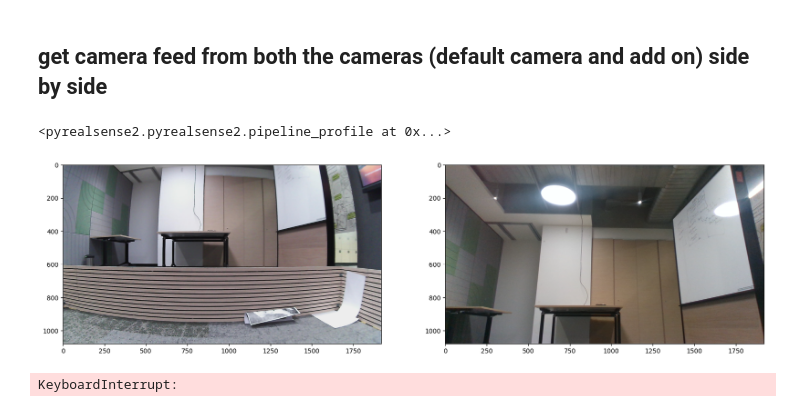
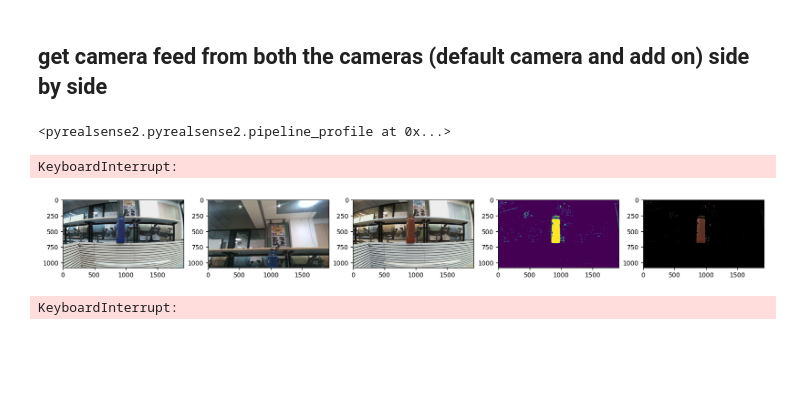
Before and after one commit to pranavpatil004/go2_repo, a Jupyter notebook: Demo/Detect input from default camera feed.ipynb, the cells around one changed output. Drawn from its saved outputs; the diff is of its cells as text; code cells hidden in the pictures; blank space fills up the shorter version.

```diff
--- a/Demo/Detect input from default camera feed.ipynb
+++ b/Demo/Detect input from default camera feed.ipynb
@@ -44,26 +44,44 @@ pipeline.start(config)
 # %%
 while True:
     # feed from default camera
     code,data = client.GetImageSample()
     img_1 = np.frombuffer(bytes(data), dtype=np.uint8)
     image_1 = cv2.imdecode(img_1, cv2.IMREAD_COLOR)
     image_1_rgb = cv2.cvtColor(image_1, cv2.COLOR_BGR2RGB)
 
      # Wait for a frame from the RealSense camera
     frames = pipeline.wait_for_frames()
     color_frame = frames.get_color_frame()
     image_2 = np.asanyarray(color_frame.get_data())
     image_2_rgb = cv2.cvtColor(image_2, cv2.COLOR_BGR2RGB)
 
+    # Convert BGR to HSV
+    hsv = cv2.cvtColor(image_1, cv2.COLOR_BGR2HSV)
+
+    # define range of blue color in HSV
+    lower_blue = np.array([110,50,50])
+    upper_blue = np.array([130,255,255])
+
+    # Threshold the HSV image to get only blue colors
+    mask = cv2.inRange(hsv, lower_blue, upper_blue)
+
+    # Bitwise-AND mask and original image
+    res = cv2.bitwise_and(image_1,image_1, mask= mask)
+
     clear_output(wait=True)
-    fig, ax = plt.subplots(nrows=1, ncols=2, figsize=(20,12))
+    fig, ax = plt.subplots(nrows=1, ncols=5, figsize=(20,12))
     # fig.
     ax[0].imshow(image_1_rgb)
     ax[1].imshow(image_2_rgb)
+    ax[2].imshow(image_1)
+    ax[3].imshow(mask)
+    ax[4].imshow(res)
+    cv2.imwrite('image_1_rgb.png', image_1_rgb)
     plt.show()
-    time.sleep(0.1)
+    time.sleep(2)
 # %% [output]
+KeyboardInterrupt:
-[figure, old version]
+[figure, new version]
 # %%
 import pyrealsense2 as rs
 import numpy as np
```
Also changed, not shown: 1 other file.
